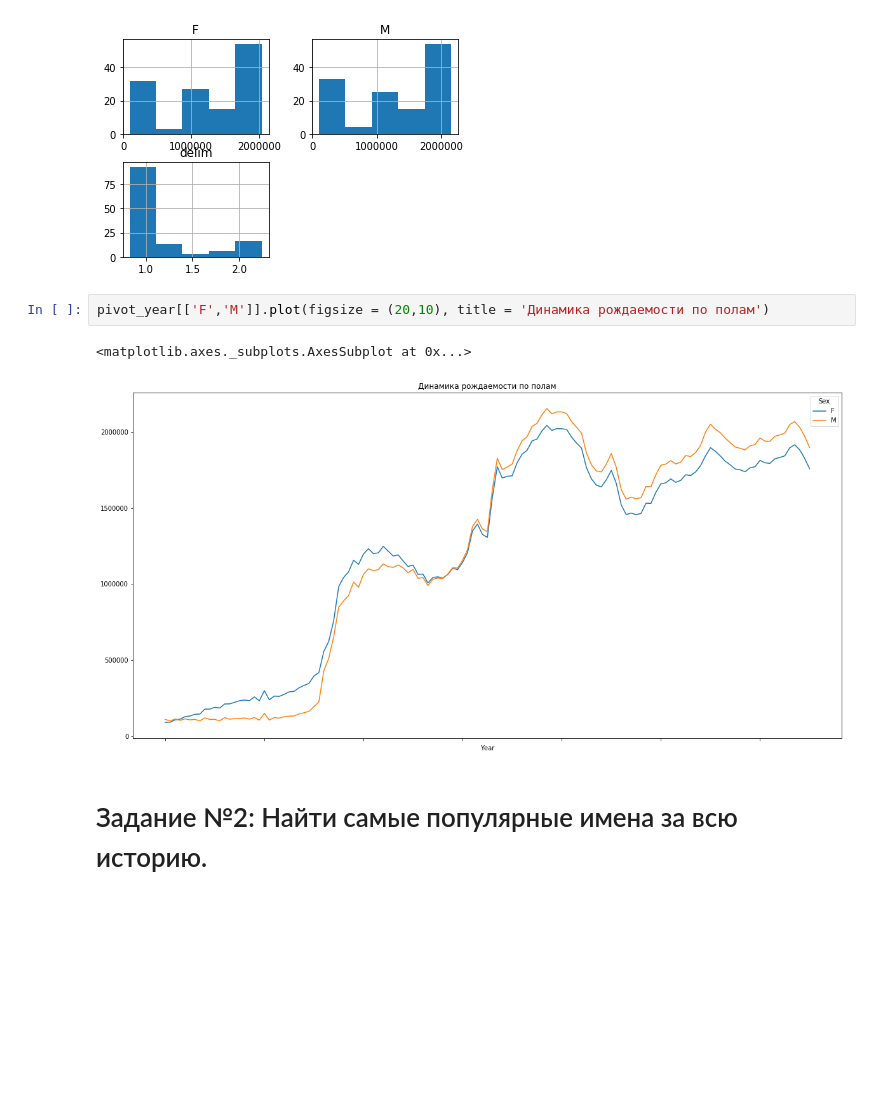
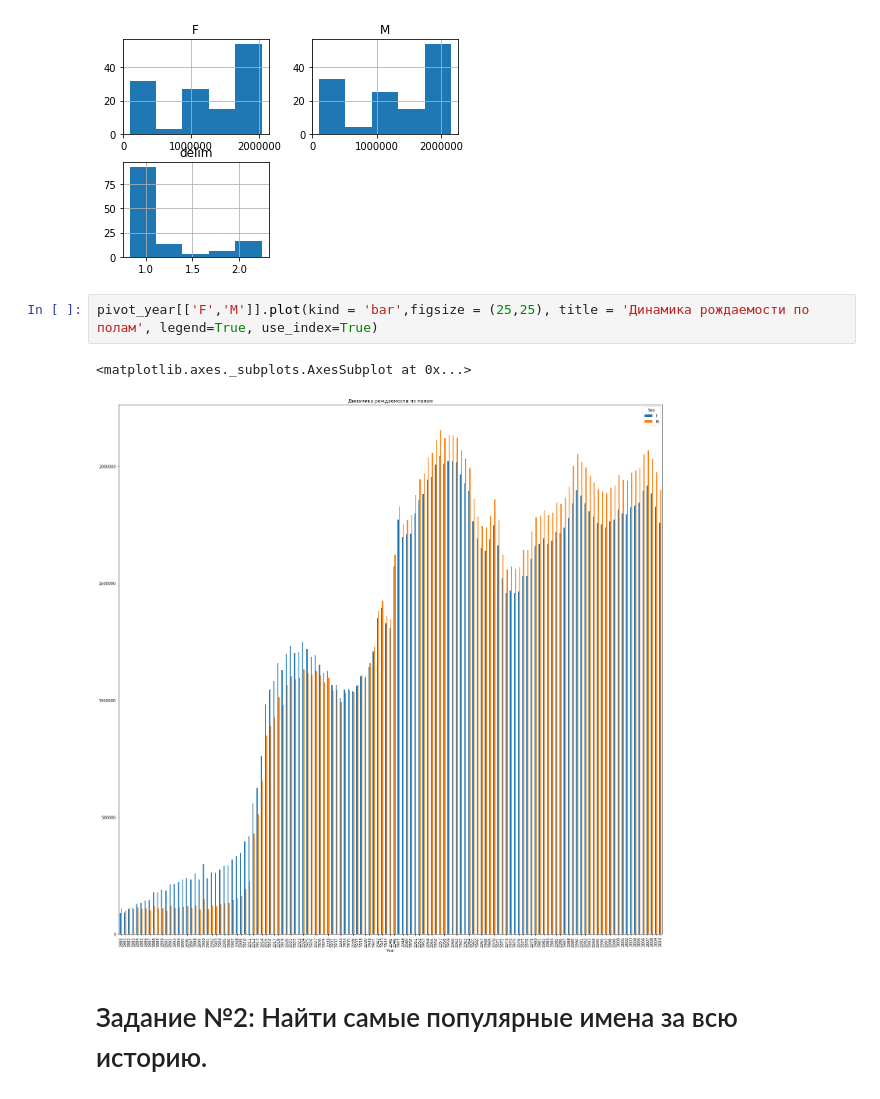
Before and after one commit to Clareety/otus_data_science, a Jupyter notebook: Visualization HW Dikov V3.ipynb, the cells around one changed output. Saved outputs shown, nothing was run; the diff lists cells and outputs as text; blank space fills up the shorter version.

```diff
--- a/Visualization HW Dikov V3.ipynb
+++ b/Visualization HW Dikov V3.ipynb
@@ -174,10 +174,10 @@ array([[<matplotlib.axes._subplots.AxesSubplot object at 0x...>,
       dtype=object)
 [figure]
 # %%
-pivot_year[['F','M']].plot(figsize = (20,10), title = 'Динамика рождаемости по полам')
+pivot_year[['F','M']].plot(kind = 'bar',figsize = (25,25), title = 'Динамика рождаемости по полам', legend=True, use_index=True)
 # %% [output]
 <matplotlib.axes._subplots.AxesSubplot at 0x...>
-[figure, old version]
+[figure, new version]
 # %% [markdown]
 
 # Задание №2: Найти самые популярные имена за всю историю.
```
Also changed, not shown: parts of 21 cells of this notebook.
